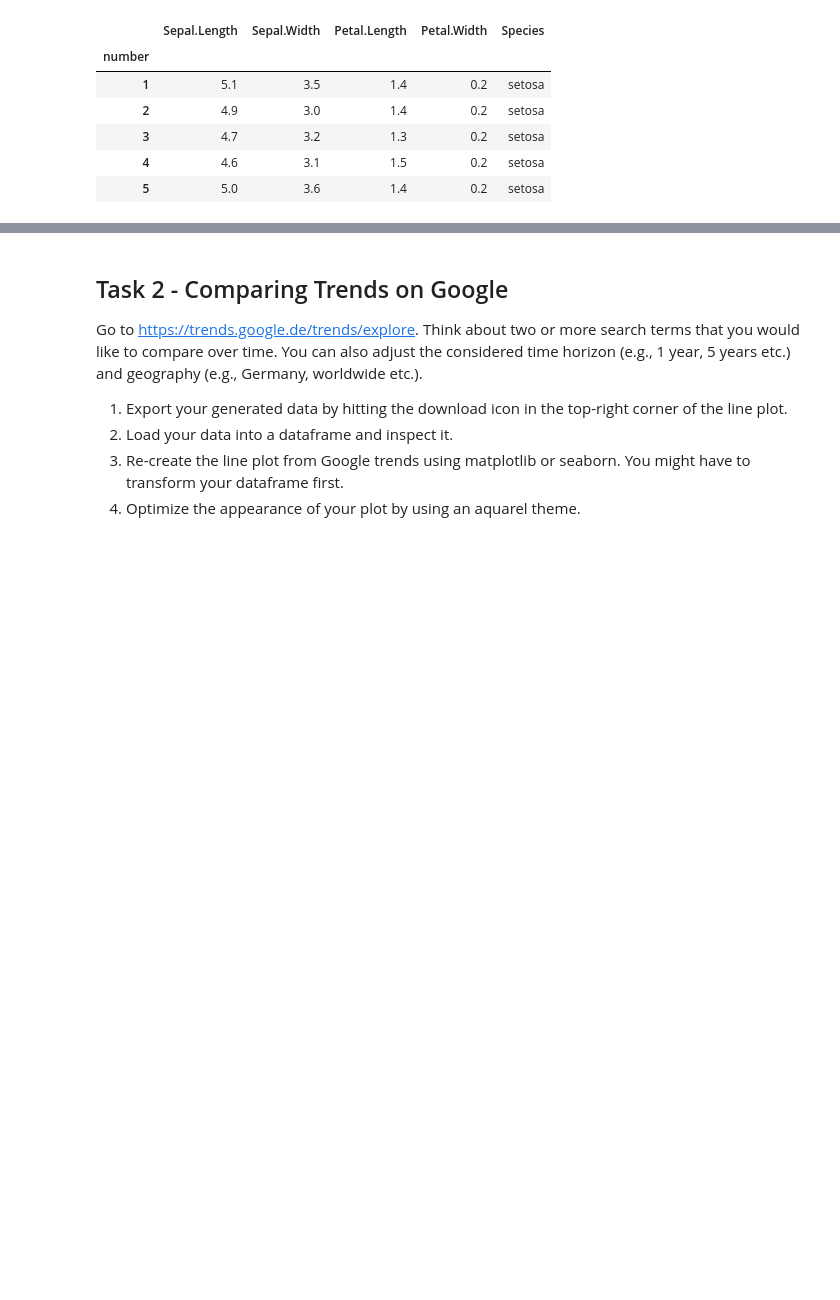
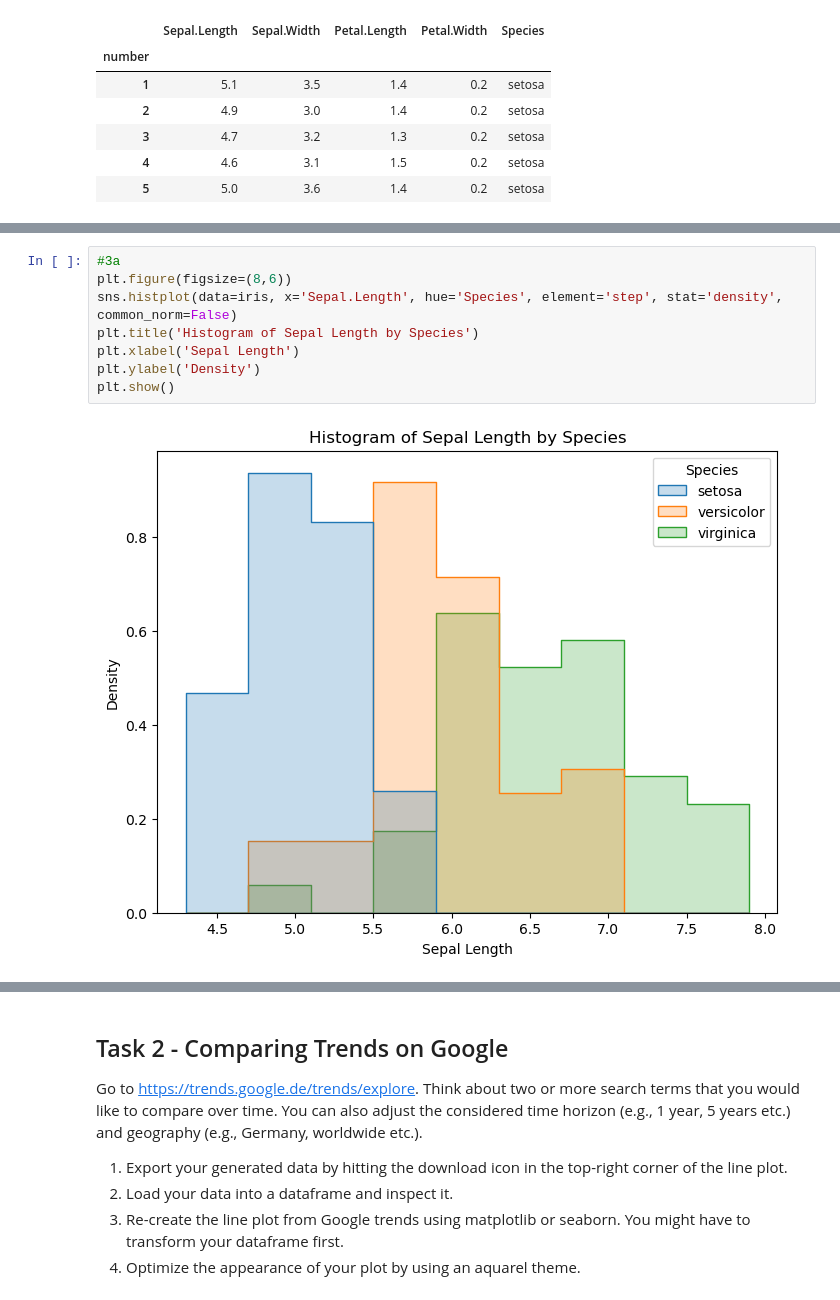
Before and after one commit to mrogache/AA_2025, a Jupyter notebook: Workshop_04/W4_coding_challenge_pre.ipynb, the cells around one changed output, grey strips where cells are left out. Drawn from its saved outputs; the diff is of its cells as text; blank space fills up the shorter version.

```diff
--- a/Workshop_04/W4_coding_challenge_pre.ipynb
+++ b/Workshop_04/W4_coding_challenge_pre.ipynb
@@ -58,0 +67,10 @@ Iris_set.isnull()
+# %%
+#3a
+plt.figure(figsize=(8,6))
+sns.histplot(data=iris, x='Sepal.Length', hue='Species', element='step', stat='density', common_norm=False)
+plt.title('Histogram of Sepal Length by Species')
+plt.xlabel('Sepal Length')
+plt.ylabel('Density')
+plt.show()
+# %% [output]
+[figure, added]
```
Also changed, not shown: parts of 3 cells of this notebook.
